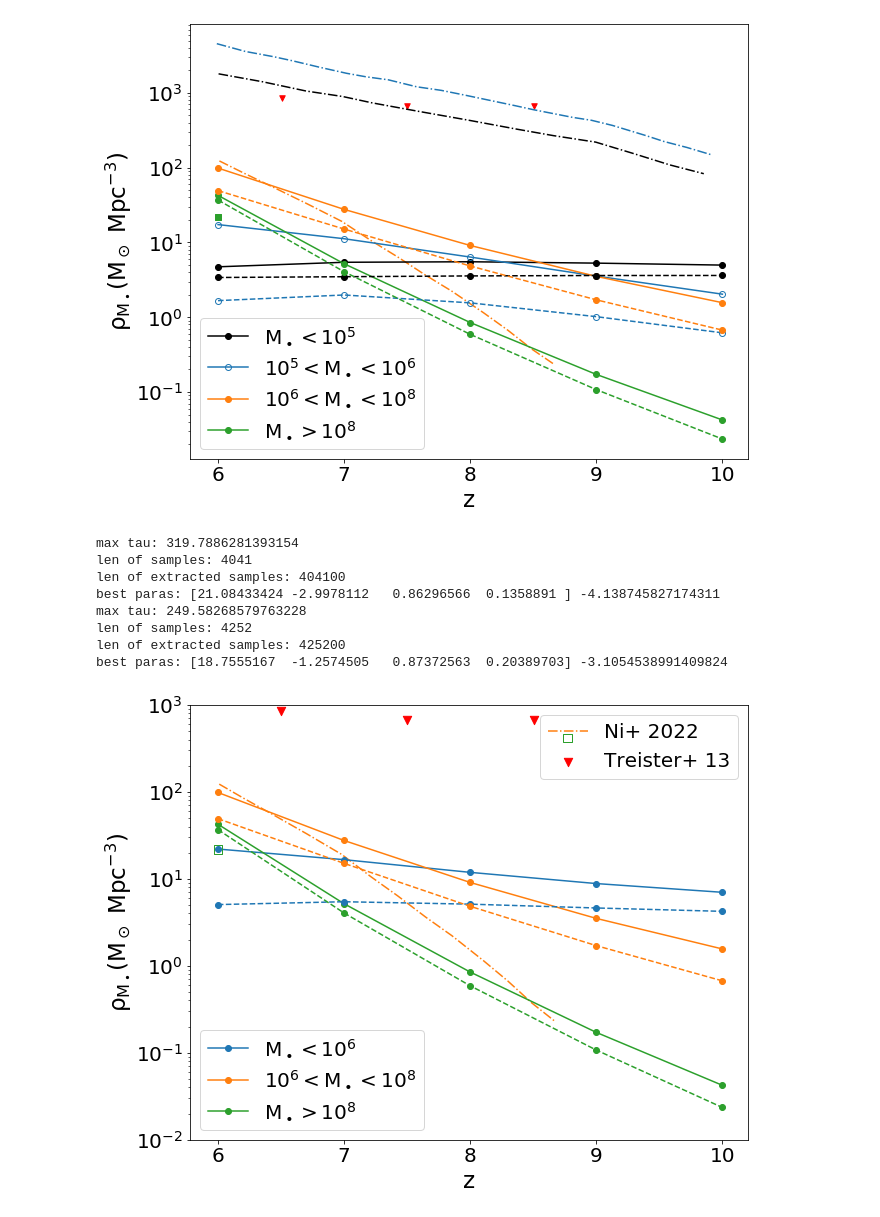
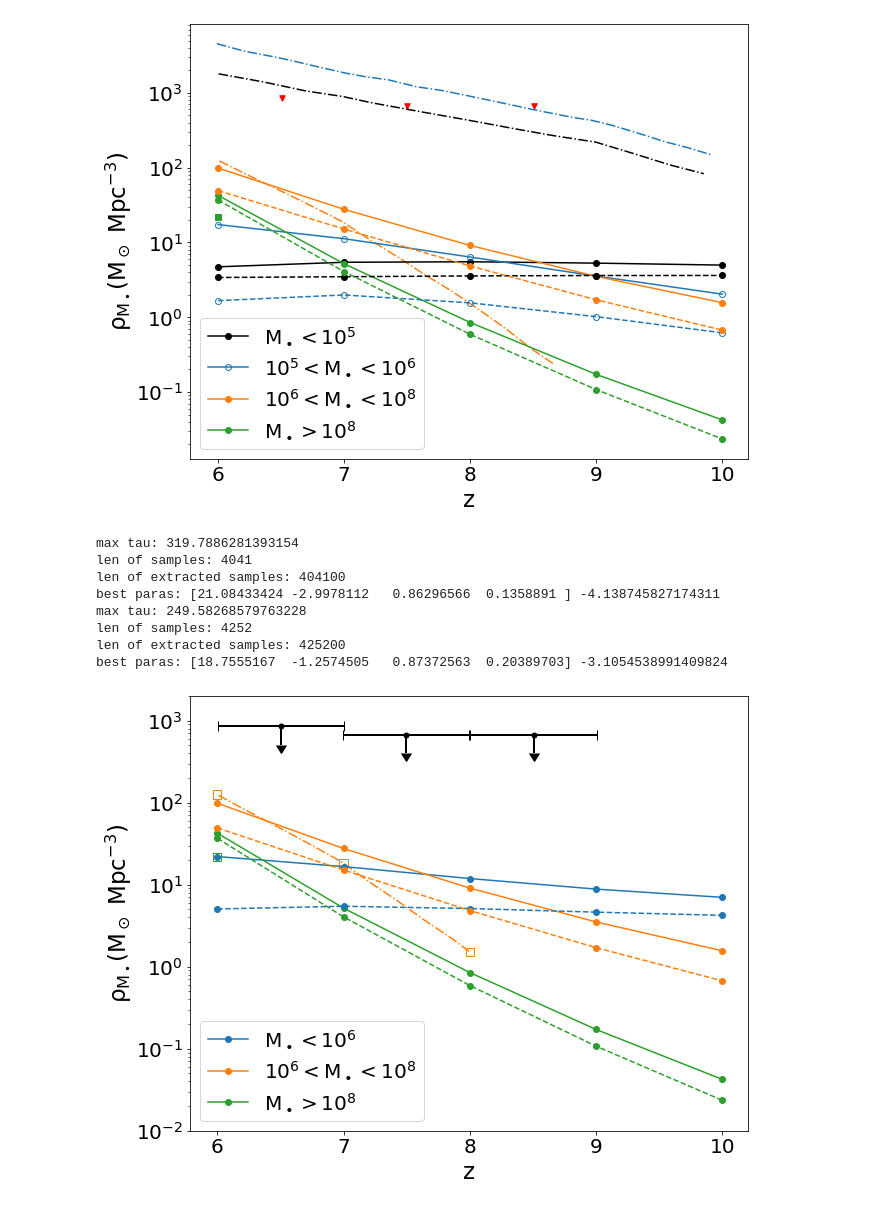
Before and after one commit to lovetomatoes/BHMF, a Jupyter notebook: BHMF_rhoz.ipynb, the cells around one changed output. Cells and saved outputs as stored; diff of their text form; code cells hidden in the pictures.

```diff
--- a/BHMF_rhoz.ipynb
+++ b/BHMF_rhoz.ipynb
@@ -260,6 +275,7 @@ best paras: [18.7555167  -1.2574505   0.87372563  0.20389703] -3.105453899140982
 [figure]
 # %%
 # M range: <6, 6-8, >8
+# Ni+ 22 green symbol deleted
 
 %matplotlib inline
 corr = 'U'
@@ -269,19 +285,44 @@ L_up  = -26
 # L_ups = [-23,-24,-25,-26,-27] # 可用集合
 ndraw = 3
 labels = [r'$\mathrm{t_{life}}$', r'$\log \delta$', r'$\lambda_0$', r'$\alpha$']
+z = 6
+zs = np.arange(z,zmax,1)
 
 fig, ax = plt.subplots(num='rhoM',figsize=(10, 8))
 
 # Ni 2022 & Treister 2013
-p1, = ax.plot(x_68,y_68,linestyle='-.',c='C1',label='Ni+ 22')
-p2 = ax.scatter(x_8,y_8,marker='s',s=70,edgecolors='C2',facecolors='none',label=' ',zorder=3)
-p3  = ax.scatter(x_T13,y_T13,marker='v',s=70,c='red',label='Treister+ 13')
+# p1, = ax.plot(x_68,y_68,linestyle='-.',c='C1',label='Ni+ 22')
+# p2 = ax.scatter(x_8,y_8,marker='s',s=70,edgecolors='C2',facecolors='none',label=' ',zorder=3)
+# p3  = ax.scatter(x_T13,y_T13,marker=r'$\downarrow$',s=100,c='k',label='Treister+ 13')
 
-first_legend = ax.legend([(p1, p2),p3], ['Ni+ 2022','Treister+ 13'],
-                           numpoints=1,
-                           handler_map={tuple: HandlerTuple(ndivide=1,pad=.5,xpad=0,ypad=.7)},
-                           fontsize=fslegend,loc='upper right')
-ax.add_artist(first_legend)
+# first_legend = ax.legend([(p1, p2),p3], ['Ni+ 2022','Treister+ 13'],
+#                            numpoints=1,
+#                            handler_map={tuple: HandlerTuple(ndivide=1,pad=.5,xpad=0,ypad=.7)},
+#                            fontsize=fslegend,loc='upper right')
+
+p1, = ax.plot(np.append(x_68[x_68<=8],8),np.append(y_68[x_68<=8.],pow(10.,linear(x_68,np.log10(y_68),8))),linestyle='-.',c='C1',label='Ni+ 22')
+# dots Ni+22
+for z in [6,7,8]:
+    p2 = ax.scatter(z, pow(10., linear(x_68,np.log10(y_68),z)),marker='s',s=70,edgecolors='C1',
+               facecolors='none',label=' ')
+#     print(x_68[np.argmax(x_68>=z)],y_68[np.argmax(x_68>=z)])
+p2_ = ax.scatter(x_8,y_8,marker='s',s=70,edgecolors='C2',facecolors='none',label=' ',zorder=3)
+
+# p3  = ax.scatter(x_T13,y_T13,marker=r'$\downarrow$',s=150,c='k',label='Treister+ 13')
+uplims = np.array([1,1,1], dtype=bool)
+p3  = ax.errorbar(x_T13, y_T13,c='k',fmt='o',ms=5,
+                 xerr = .5,
+                 yerr = .4*y_T13,
+                 uplims=uplims,elinewidth=2,capsize=5)
+
+
+first_legend = ax.legend([(p1,p2_),p3], ['Ni+ 22','Treister+ 13'],
+#                            numpoints=1,
+#                            handler_map={tuple: HandlerTuple(ndivide=1,pad=.5,xpad=0,ypad=.7)},
+                           handler_map={tuple: HandlerTuple(ndivide=1,xpad=0.1,ypad=-.3)},
+                           fontsize=fslegend,loc=(.6,.73))
+# 不用这俩legend了
+# ax.add_artist(first_legend)
 
 
 for f_seed in [0.1, 0.01]:
@@ -313,8 +354,6 @@ for f_seed in [0.1, 0.01]:
     T_stay = T[:-int(f_seed*len(T))]
 
 
-    z = 6
-    zs = np.arange(z,zmax,1)
 
     rhoM_min = []; rhoM_max = []
     rhoM = {'<1e6':[],'<1e6_int':[],'1e6<M<1e8':[],'>1e8':[]}
@@ -347,33 +386,33 @@ for f_seed in [0.1, 0.01]:
         index = np.logical_and(Mx>1e6,Mx<1e8)
         rhoM['1e6<M<1e8'].append(np.sum(dn_best[index]*Mx[index]) )
         index = np.where(Mx>1e8)
         rhoM['>1e8'].append(np.sum(dn_best[index]*Mx[index]))
 
     line1, = ax.plot(zs,rhoM['<1e6'],ls=linestyles[f_seed],marker='o',
             label=r'$\mathrm{M_\bullet<10^6}}$',c='C0')
     line2, = ax.plot(zs,rhoM['1e6<M<1e8'],linestyle=linestyles[f_seed],marker='o',
             label=r'$\mathrm{10^6<M_\bullet<10^8}$',c='C1')
     line3, = ax.plot(zs,rhoM['>1e8'],linestyle=linestyles[f_seed],marker='o',
             label=r'$\mathrm{M_\bullet>10^8}$',c='C2')
 
     if f_seed == 0.1:
         ax.legend(handles=[line1,line2,line3], fontsize=fslegend,loc='lower left')
 
 
-ax.set_ylim(1e-2,1e3)
+ax.set_ylim(1e-2,2e3)
 ax.set_yscale('log')
 ax.set_xlabel('z',fontsize=fslabel)
 ax.set_xticks(zs)
 ax.set_ylabel(r'$\mathrm{\rho_{M_\bullet} (M_\odot~Mpc^{-3})}$',fontsize=fslabel)
 ax.tick_params(labelsize=fstick)
-fig.savefig(figpre+'../rhoM_comb.pdf',dpi=600,bbox_inches='tight')
+fig.savefig(figpre+'rhoM_comb.pdf',dpi=600,bbox_inches='tight')
 # %% [output]
 max tau: 319.7886281393154
 len of samples: 4041
 len of extracted samples: 404100
 best paras: [21.08433424 -2.9978112   0.86296566  0.1358891 ] -4.138745827174311
 max tau: 249.58268579763228
 len of samples: 4252
 len of extracted samples: 425200
 best paras: [18.7555167  -1.2574505   0.87372563  0.20389703] -3.1054538991409824
-[figure, old version]
+[figure, new version]
```
Also changed, not shown: parts of 6 cells of this notebook, 5 other files.
